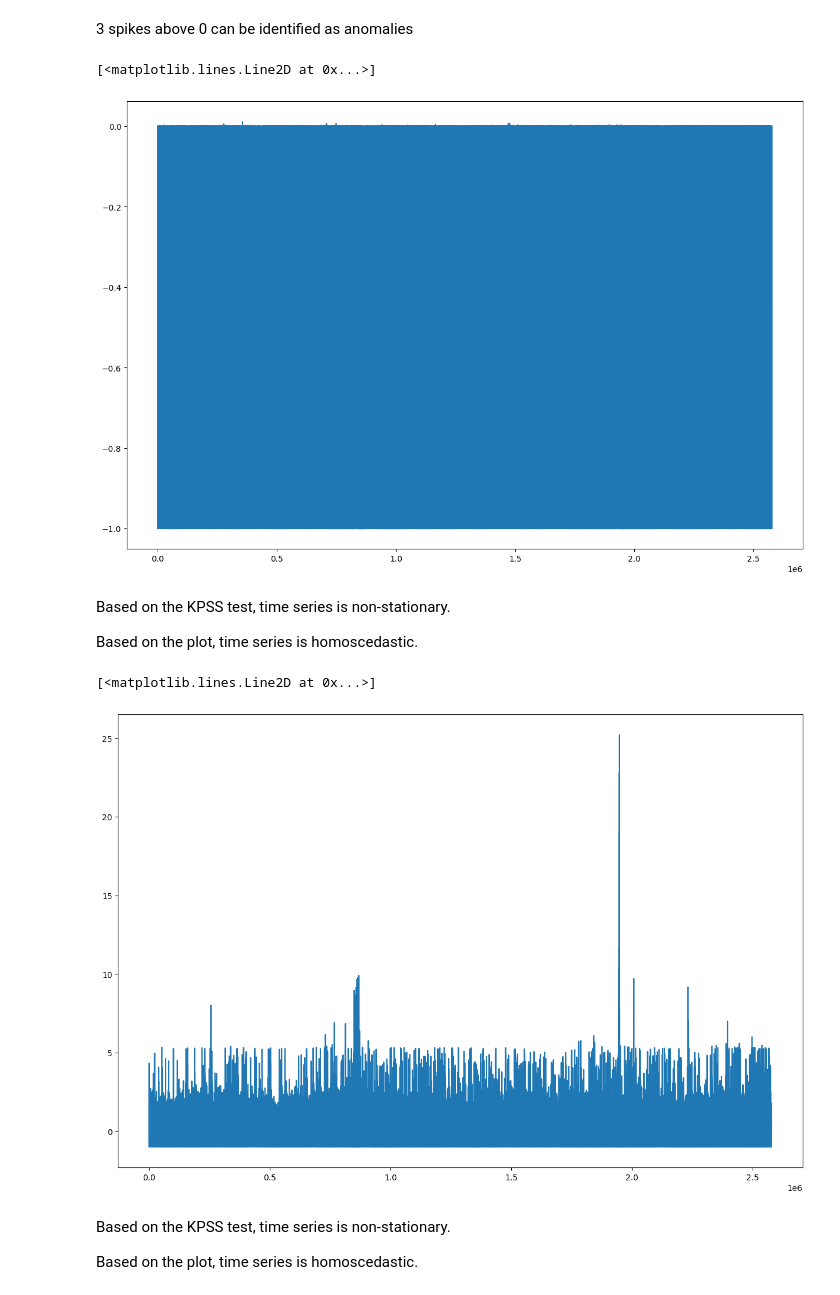
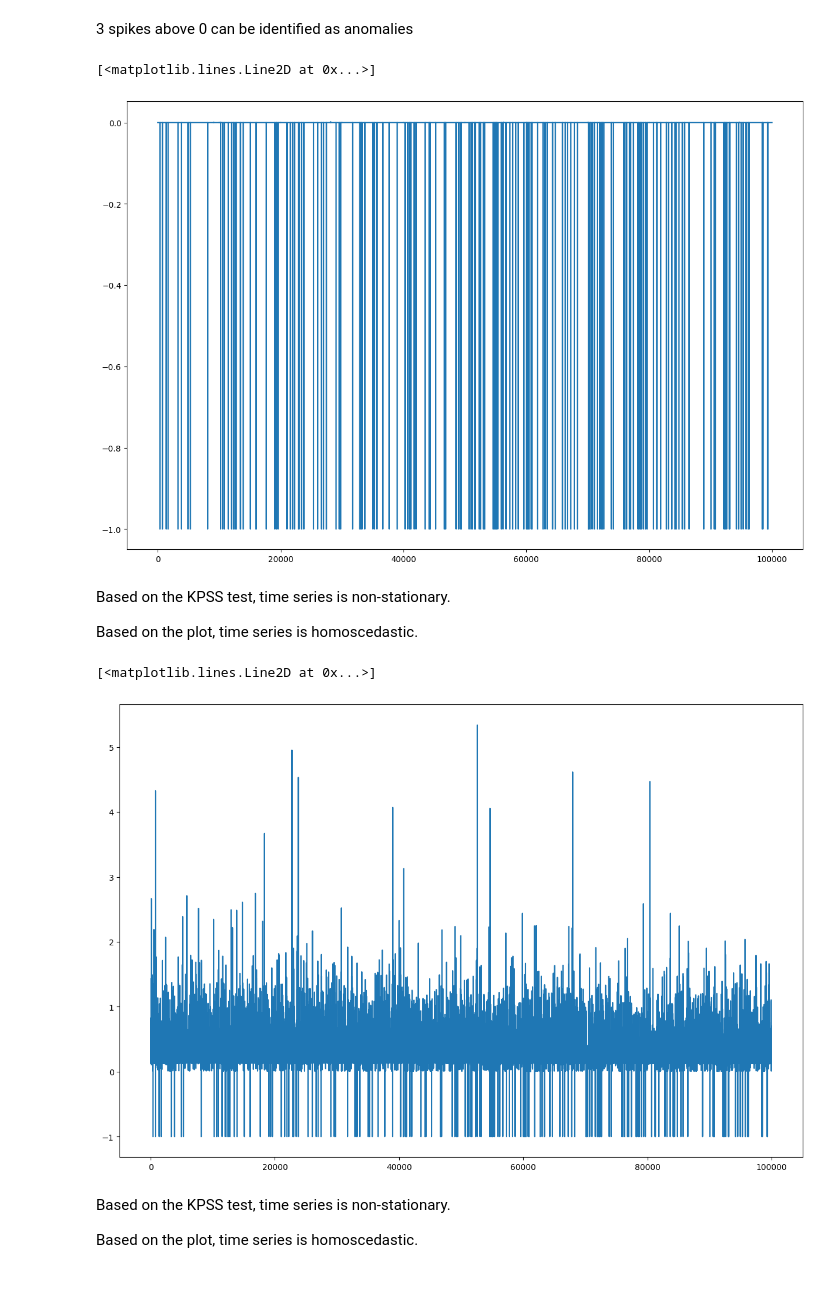
Before and after one commit to SpaceXAlphaBravoCharlie/Diplomski, a Jupyter notebook: Diplomski.ipynb, the cells around one changed output. Cells and saved outputs as stored; diff of their text form; code cells hidden in the pictures.

```diff
--- a/Diplomski.ipynb
+++ b/Diplomski.ipynb
@@ -859,14 +855,14 @@ differences.shape[0]
 # %%
-logs_df.sort_values(by=["time"], axis=0, inplace=True)
-differences = logs_df["time"].diff()[1:].apply(lambda x: x.days)
+logs_df_window.sort_values(by=["time"], axis=0, inplace=True)
+differences = logs_df_window["time"].diff()[1:].apply(lambda x: x.days)
 print(len(differences[differences == -1]))
 # %% [output]
 0
 # %%
 del differences
 # %%
-logs_df.reset_index(drop=True, inplace=True)
-logs_df.head()
+logs_df_window.reset_index(drop=True, inplace=True)
+logs_df_window.head()
 # %% [output]
 |  | type | time | request_processing_time | target_processing_time | response_processing_time | elb_status_code | ... |
 | 0 | h2 | 2023-05-03 23:55:00.847313 | 0.000 | 0.759 | 0.0 | 200 | ... |
@@ -925,3 +921,3 @@ print(np.max(logs_df["response_processing_time"]))
 # %%
-logs_df = logs_df.astype({'request_processing_time': 'float16', 'target_processing_time': 'float16', 'response_processing_time': 'float16'}, copy=False)
+logs_df_window = logs_df_window.astype({'request_processing_time': 'float16', 'target_processing_time': 'float16', 'response_processing_time': 'float16'}, copy=False)
 # %%
@@ -945,3 +941,3 @@ print(np.max(logs_df["sent_bytes"]))
 # %%
-logs_df = logs_df.astype({'elb_status_code': 'uint16', 'received_bytes': 'uint16', 'sent_bytes': 'uint16'}, copy=False)
+logs_df_window = logs_df_window.astype({'elb_status_code': 'uint16', 'received_bytes': 'uint16', 'sent_bytes': 'uint16'}, copy=False)
 # %%
@@ -1818,20 +1749,20 @@ Based on the plot, time series is homoscedastic.
 3 spikes above 0 can be identified as anomalies
 # %%
 figure(figsize=(15, 10))
-plt.plot(logs_df["response_processing_time"])
+plt.plot(logs_df_window["response_processing_time"])
 # %% [output]
 [<matplotlib.lines.Line2D at 0x...>]
-[figure, old version]
+[figure, new version]
 # %% [markdown]
 Based on the KPSS test, time series is non-stationary.
 
 Based on the plot, time series is homoscedastic.
 # %%
 figure(figsize=(15, 10))
-plt.plot(logs_df["target_processing_time"])
+plt.plot(logs_df_window["target_processing_time"])
 # %% [output]
 [<matplotlib.lines.Line2D at 0x...>]
-[figure, old version]
+[figure, new version]
 # %% [markdown]
 Based on the KPSS test, time series is non-stationary.
 
```
Also changed, not shown: parts of 126 cells of this notebook.
